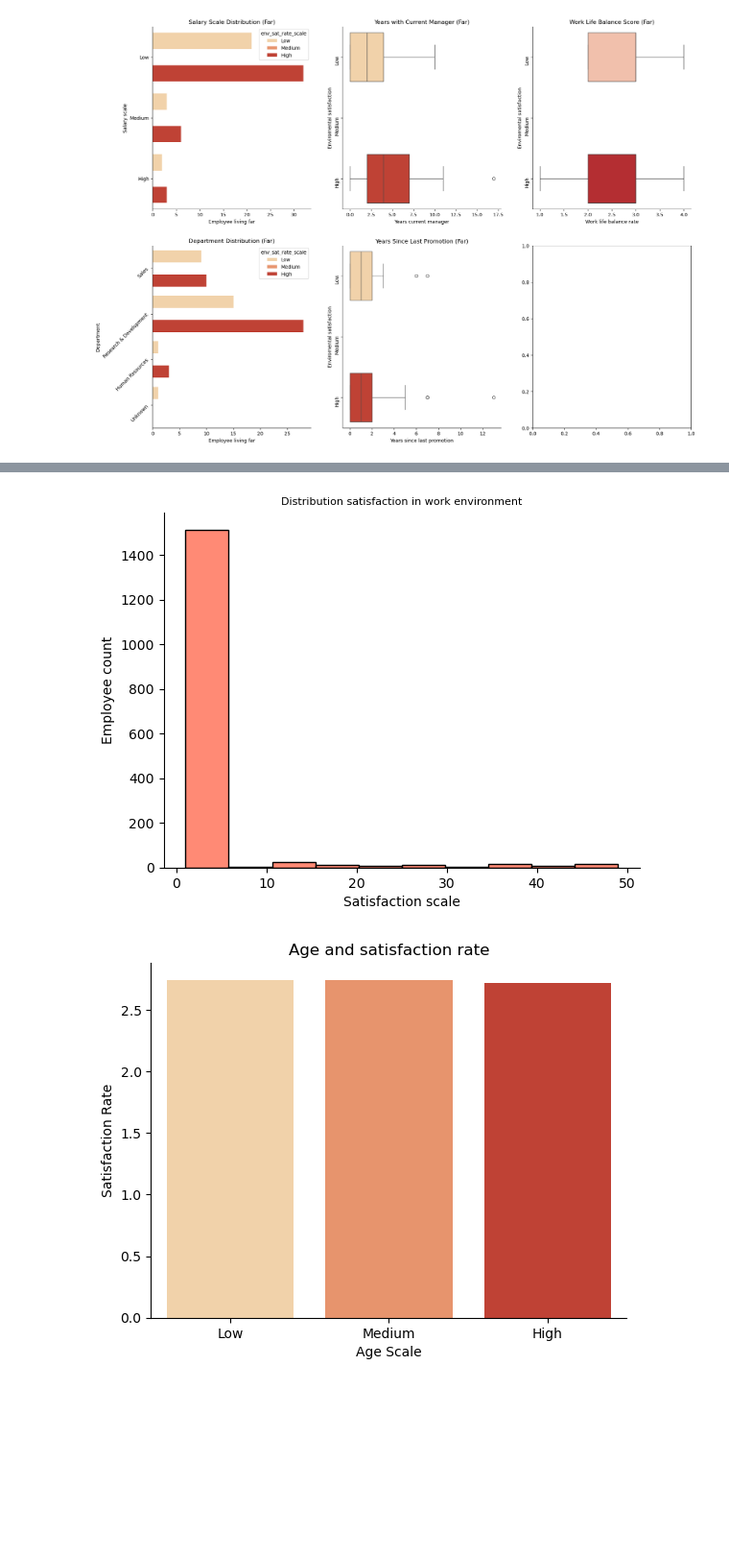
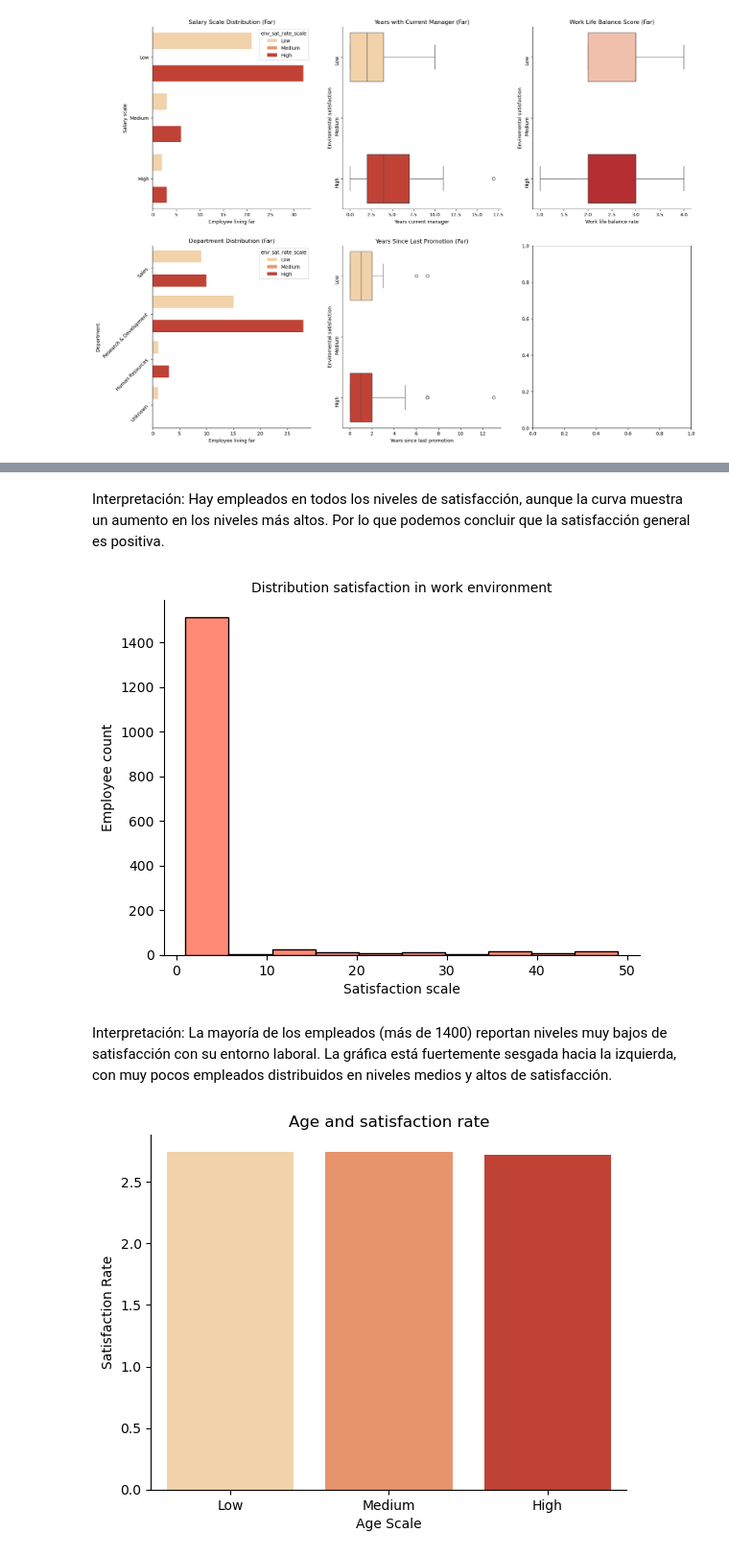
Before and after one commit to CibiPB/project-da-promo-49-INTERNO, a Jupyter notebook: Notebooks/3. Data Analysis.ipynb, the cells around one changed output, grey strips where cells are left out. Shown at 96% size. Cells and saved outputs as stored; diff of their text form; code cells hidden in the pictures; blank space fills up the shorter version.

```diff
--- a/Notebooks/3. Data Analysis.ipynb
+++ b/Notebooks/3. Data Analysis.ipynb
@@ -401,12 +418,16 @@ plt.gca().spines['top'].set_visible(False);
+# %% [markdown]
+Interpretación: Hay empleados en todos los niveles de satisfacción, aunque la curva muestra un aumento en los niveles más altos. Por lo que podemos concluir que la satisfacción general es positiva.
 # %%
 sns.histplot(data=df, x='env_sat_rate', bins=10, kde=False, color='tomato')
-plt.title('Distribution satisfaction in work environment', fontsize = 8)
+plt.title('Distribution satisfaction in work environment', fontsize = 10)
 plt.xlabel('Satisfaction scale')
 plt.ylabel('Employee count')
 plt.gca().spines['right'].set_visible(False)
 plt.gca().spines['top'].set_visible(False);
 # %% [output]
-[figure, old version]
+[figure, new version]
+# %% [markdown]
+Interpretación: La mayoría de los empleados (más de 1400) reportan niveles muy bajos de satisfacción con su entorno laboral. La gráfica está fuertemente sesgada hacia la izquierda, con muy pocos empleados distribuidos en niveles medios y altos de satisfacción.
 # %%
 df['age_scale'] = pd.cut(df['age'],bins = 3, labels= ['Low', 'Medium', 'High'])
 sns.barplot(data=df, y='job_sat_rate',
```
Also changed, not shown: parts of 23 cells of this notebook, 1 other file.
